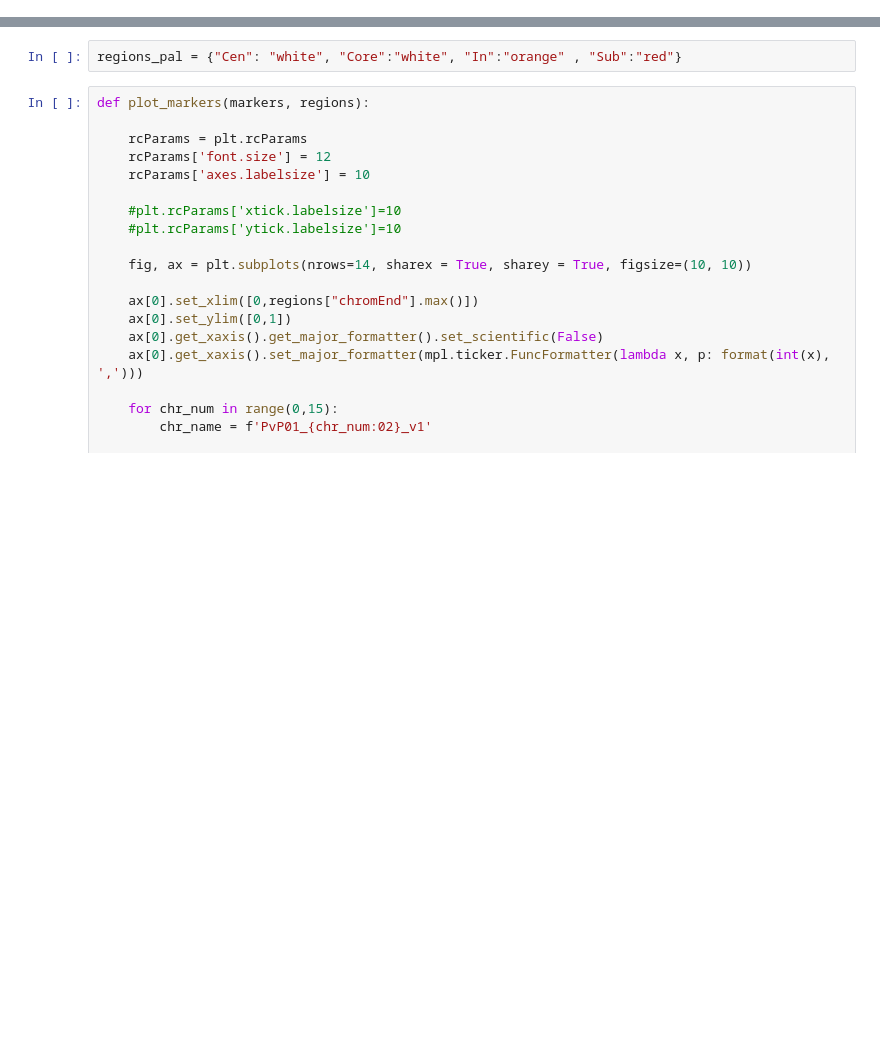
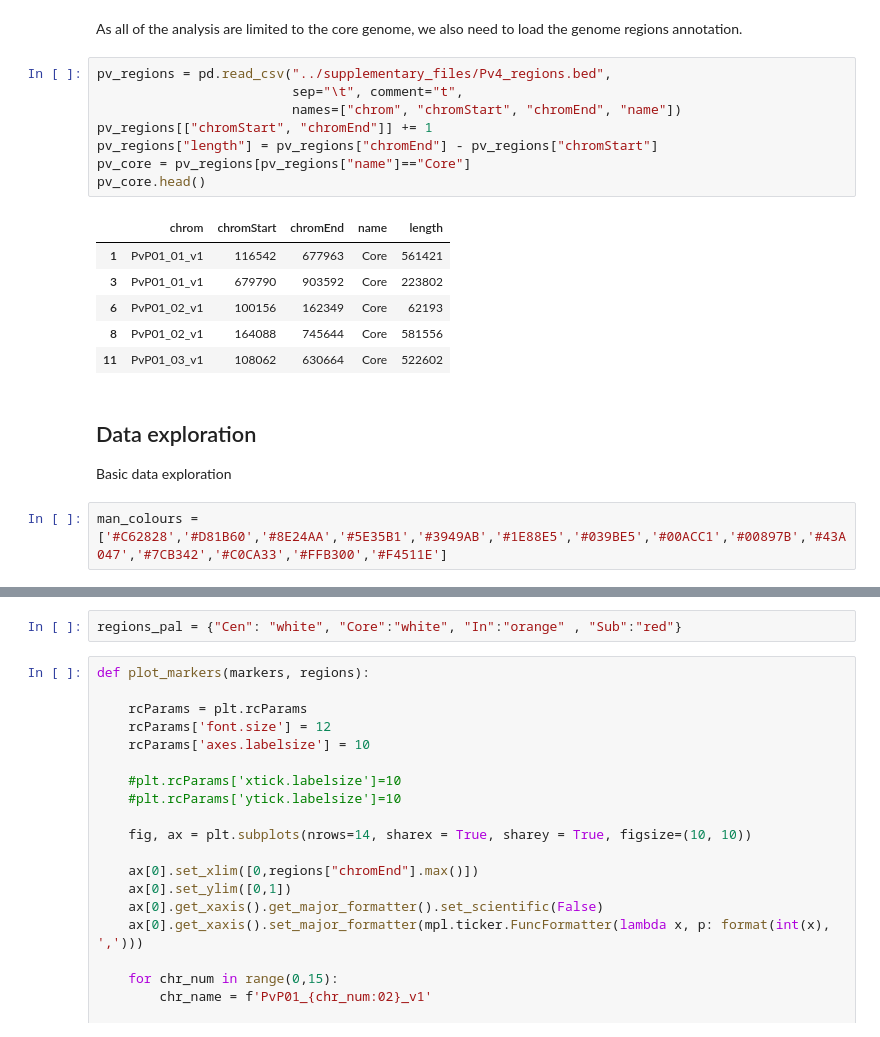
Before and after one commit to svsiegel/vivax-mhaps, a Jupyter notebook: notebooks/2_selection_from_microhaplotype_candidates.ipynb, the cells around one changed output, grey strips where cells are left out. Saved outputs shown, nothing was run; the diff lists cells and outputs as text; blank space fills up the shorter version.

```diff
--- a/notebooks/2_selection_from_microhaplotype_candidates.ipynb
+++ b/notebooks/2_selection_from_microhaplotype_candidates.ipynb
@@ -254,0 +57,23 @@ set(pv_regions["name"]
+# %% [markdown]
+As all of the analysis are limited to the core genome, we also need to load the genome regions annotation.
+# %%
+pv_regions = pd.read_csv("../supplementary_files/Pv4_regions.bed",
+                         sep="\t", comment="t",
+                         names=["chrom", "chromStart", "chromEnd", "name"])
+pv_regions[["chromStart", "chromEnd"]] += 1
+pv_regions["length"] = pv_regions["chromEnd"] - pv_regions["chromStart"]
+pv_core = pv_regions[pv_regions["name"]=="Core"]
+pv_core.head()
+# %% [output]
+|  | chrom | chromStart | chromEnd | name | length |
+| 1 | PvP01_01_v1 | 116542 | 677963 | Core | 561421 |
+| 3 | PvP01_01_v1 | 679790 | 903592 | Core | 223802 |
+| 6 | PvP01_02_v1 | 100156 | 162349 | Core | 62193 |
+| 8 | PvP01_02_v1 | 164088 | 745644 | Core | 581556 |
+| 11 | PvP01_03_v1 | 108062 | 630664 | Core | 522602 |
+# %% [markdown]
+## Data exploration
+
+Basic data exploration
+# %%
+man_colours = ['#C62828','#D81B60','#8E24AA','#5E35B1','#3949AB','#1E88E5','#039BE5','#00ACC1','#00897B','#43A047','#7CB342','#C0CA33','#FFB300','#F4511E']
```
Also changed, not shown: parts of 75 cells of this notebook, 1 other file.
